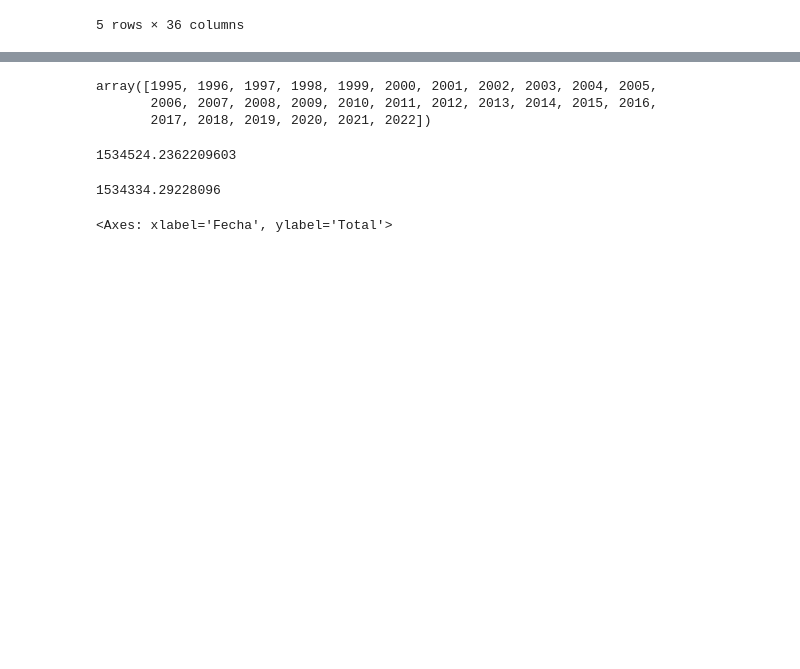
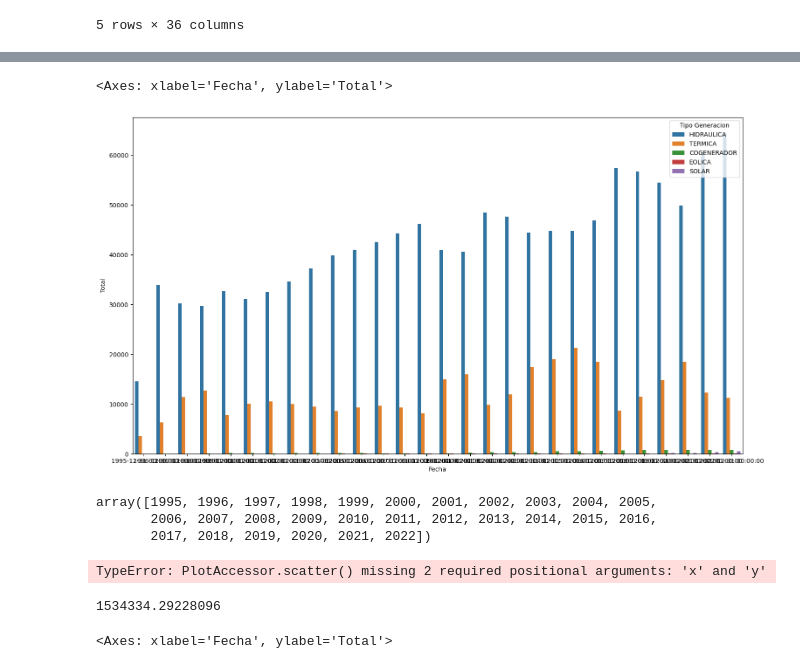
Before and after one commit to Mateoferrnandez/Projects, a Jupyter notebook: Personal Projects/Generacion electrica en Colombia/Dtacleaning.ipynb, the cells around one changed output, grey strips where cells are left out. Saved outputs shown, nothing was run; the diff lists cells and outputs as text; code cells hidden in the pictures; blank space fills up the shorter version.

Commit message:
Generacion Electrica

```diff
--- a/Personal Projects/Generacion electrica en Colombia/Dtacleaning.ipynb
+++ b/Personal Projects/Generacion electrica en Colombia/Dtacleaning.ipynb
@@ -351,0 +356,3 @@ union.head()
+# %%
+grouped1=union.groupby([pd.Grouper(key='Fecha', freq='Y'),"Tipo Generacion"])
+result1 = grouped1.sum(numeric_only=True)
@@ -352,3 +397,10 @@ union.head()
+# %%
+plt.figure(figsize=(18,10))
+#result1=result1.reset_index()
+sns.barplot(x="Fecha",y="Total",data=result1,hue="Tipo Generacion")
+# %% [output]
+<Axes: xlabel='Fecha', ylabel='Total'>
+[figure, added]
 # %%
 union["Fecha"].dt.year.unique()
 # %% [output]
@@ -356,9 +408,9 @@ array([1995, 1996, 1997, 1998, 1999, 2000, 2001, 2002, 2003, 2004, 2005,
        2006, 2007, 2008, 2009, 2010, 2011, 2012, 2013, 2014, 2015, 2016,
        2017, 2018, 2019, 2020, 2021, 2022])
 # %%
-union["Total"].sum()/1000000
+union["Total"]
 # %% [output]
-1534524.2362209603
+TypeError: PlotAccessor.scatter() missing 2 required positional arguments: 'x' and 'y'
 # %%
 suma=0
 for i in range(len(modified_dataframes)):
```
Also changed, not shown: parts of 5 cells of this notebook.
